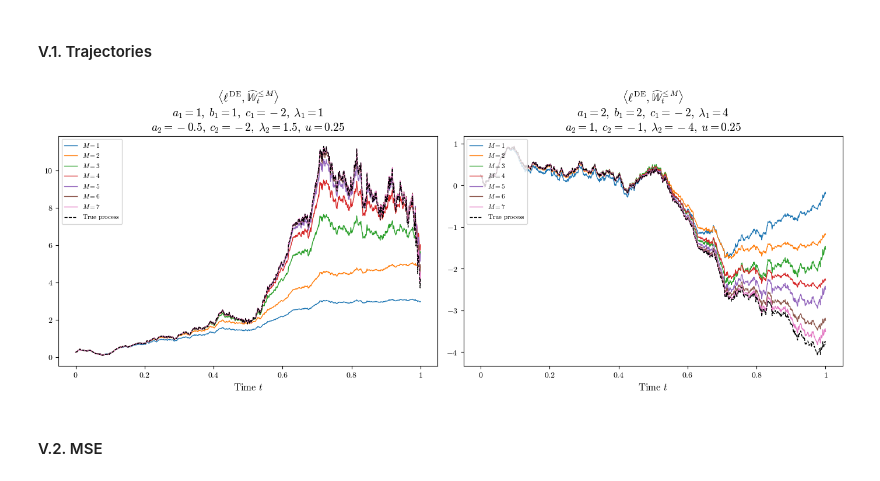
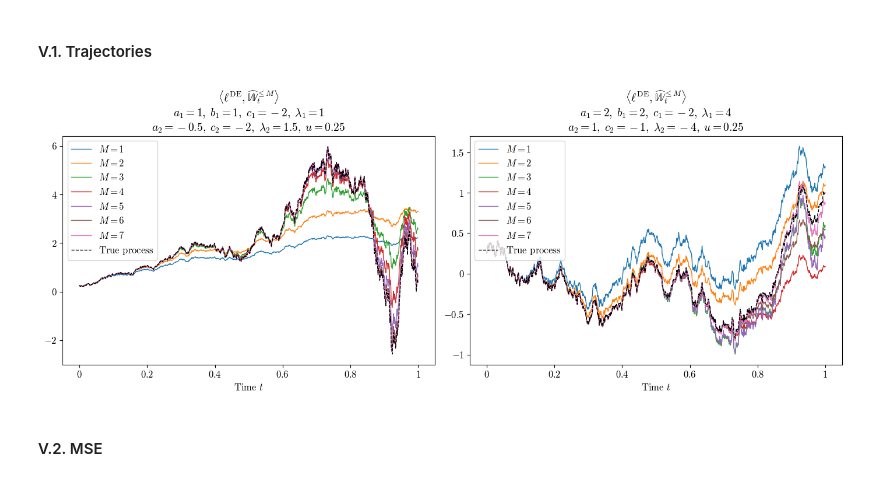
Before and after one commit to FromTheo/signature-volatility-models-pricing-and-hedging-with-Fourier, a Jupyter notebook: trajectories.ipynb, the cells around one changed output. Cells and saved outputs as stored; diff of their text form; code cells hidden in the pictures.

```diff
--- a/trajectories.ipynb
+++ b/trajectories.ipynb
@@ -295,11 +280,10 @@ for i, H in enumerate(H_values) :
 
     ax[i].plot(t_grid, euler_traj[i], color = "black", linestyle ="--", label = r"$\text{True process}$")
     ax[i].legend(fontsize=12)
-
-
     ax[i].xaxis.set_major_formatter(lambda x, _: f"${x:g}$")
     ax[i].yaxis.set_major_formatter(lambda y, _: f"${y:g}$")
     ax[i].set_title(fr"$H = {H}$", fontsize=14)
+    ax[i].tick_params(axis='both', labelsize=12)
 
 fig.suptitle(r"$t\in [0,1]\longmapsto \left\langle \ell^{\text{RL}}_t, \widehat{\mathbb{W}}_t\right\rangle$", fontsize=16)
 plt.tight_layout()
@@ -333,7 +317,7 @@ df
 # %% [markdown]
 ## V. Delayed equation process
 # %%
-N = 1
+N = 10
 n = 1000
 T = 1
 W, paths = generate_paths(N, n, T)
@@ -353,8 +337,8 @@ X_true_1 = []
 X_values_1 = []
 M_range = np.arange(1, 8)
 for M in M_range :
-    X_true_1.append(simulate_DE_euler(T, u, a1, b1, c1, lambda1, a2, c2, lambda2, W)[0])
-    X_values_1.append(simulate_DE_signatures(M, u, a1, b1, c1, lambda1, a2, c2, lambda2, paths, verbose=False))
+    X_values_1.append(simulate_DE_signatures_vectorized(M, u, a1, b1, c1, lambda1, a2, c2, lambda2, paths))
+X_true_1.append(simulate_DE_euler(T, u, a1, b1, c1, lambda1, a2, c2, lambda2, W)[0])
 # %%
 a1 = 2
 b1 = 2
@@ -369,50 +353,50 @@ X_true_2 = []
 X_values_2 = []
 M_range = np.arange(1, 8)
 for M in M_range :
-    X_true_2.append(simulate_DE_euler(T, u, a1, b1, c1, lambda1, a2, c2, lambda2, W)[0])
-    X_values_2.append(simulate_DE_signatures(M, u, a1, b1, c1, lambda1, a2, c2, lambda2, paths, verbose=False))
+    X_values_2.append(simulate_DE_signatures_vectorized(M, u, a1, b1, c1, lambda1, a2, c2, lambda2, paths))
+X_true_2.append(simulate_DE_euler(T, u, a1, b1, c1, lambda1, a2, c2, lambda2, W)[0])
 # %%
 fig, ax = plt.subplots(1, 2, figsize=(7 * 2, 5.5))
 
 t_grid = np.linspace(0, T, n+1)
 
 for i in range(len(M_range)) :
-    ax[0].plot(t_grid, X_values_1[i][-1], lw = 1, label = fr"$M = {M_range[i]}$")
-    ax[1].plot(t_grid, X_values_2[i][-1], lw = 1, label = fr"$M = {M_range[i]}$")
+    ax[0].plot(t_grid, X_values_1[i][0], lw = 1, label = fr"$M = {M_range[i]}$")
+    ax[1].plot(t_grid, X_values_2[i][0], lw = 1, label = fr"$M = {M_range[i]}$")
 
-ax[0].plot(t_grid, X_true_1[-1], color = "black", linestyle = "--", lw=1, label = r"$\text{True process}$")
-ax[1].plot(t_grid, X_true_2[-1], color = "black", linestyle = "--", lw=1, label = r"$\text{True process}$")
+ax[0].plot(t_grid, X_true_1[0], color = "black", linestyle = "--", lw=1, label = r"$\text{True process}$")
+ax[1].plot(t_grid, X_true_2[0], color = "black", linestyle = "--", lw=1, label = r"$\text{True process}$")
 
 ax[0].set_xlabel(r"$\text{Time }t$", fontsize=12)
 ax[1].set_xlabel(r"$\text{Time }t$", fontsize=12)
 
 ax[0].set_title(
     r"$\left\langle \mathbf{\ell}^\text{DE}, \widehat{\mathbb{W}}_t^{\leq M}\right\rangle$"
     "\n"
     r"$a_1=1,\; b_1=1,\; c_1=-2,\; \lambda_1=1$"
     "\n"
     r"$a_2=-0.5,\; c_2=-2,\; \lambda_2=1.5,\; u=0.25$",
     fontsize=14)
 
 ax[1].set_title(
     r"$\left\langle \mathbf{\ell}^\text{DE}, \widehat{\mathbb{W}}_t^{\leq M}\right\rangle$"
     "\n"
     r"$a_1 = 2,\; b_1 = 2,\; c_1 = -2, \; \lambda_1 =4$"
     "\n"
     r"$a_2=1,\; c_2=-1,\; \lambda_2=-4,\; u=0.25$",
     fontsize=14)
-ax[0].xaxis.set_major_formatter(lambda x, _: f"${x:g}$")
-ax[0].yaxis.set_major_formatter(lambda y, _: f"${y:g}$")
-ax[0].legend(fontsize=8, loc = "upper left")
-ax[1].xaxis.set_major_formatter(lambda x, _: f"${x:g}$")
-ax[1].yaxis.set_major_formatter(lambda y, _: f"${y:g}$")
-ax[1].legend(fontsize=8, loc = "upper left")
+
+for i in range(2) :
+    ax[i].xaxis.set_major_formatter(lambda x, _: f"${x:g}$")
+    ax[i].yaxis.set_major_formatter(lambda y, _: f"${y:g}$")
+    ax[i].legend(fontsize=12, loc = "upper left")
+    ax[i].tick_params(axis='both', labelsize=12)
 
 plt.tight_layout()
 #plt.savefig("DE.pdf")
 plt.show()
 # %% [output]
-[figure, old version]
+[figure, new version]
 # %% [markdown]
 #### V.2. MSE
 # %%
```
Also changed, not shown: parts of 19 cells of this notebook.
